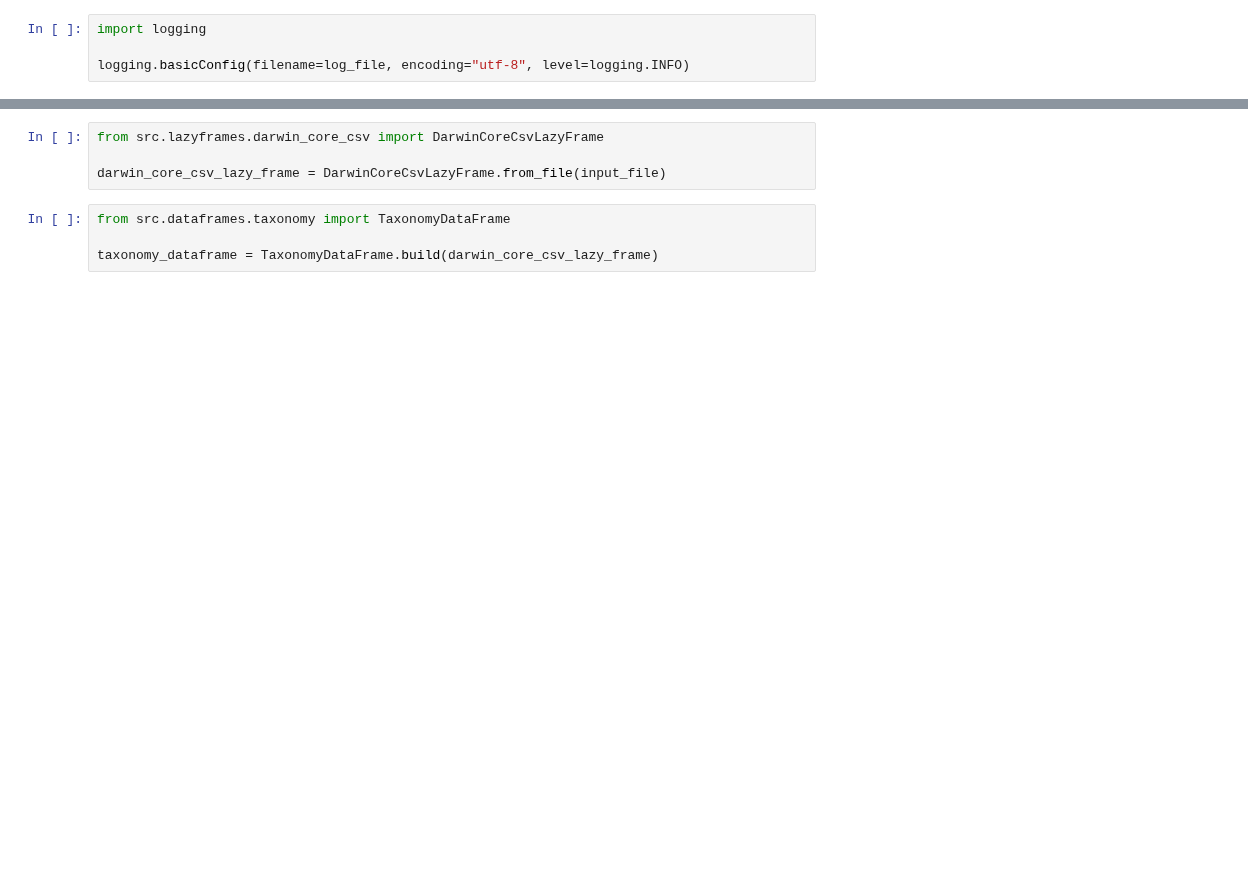
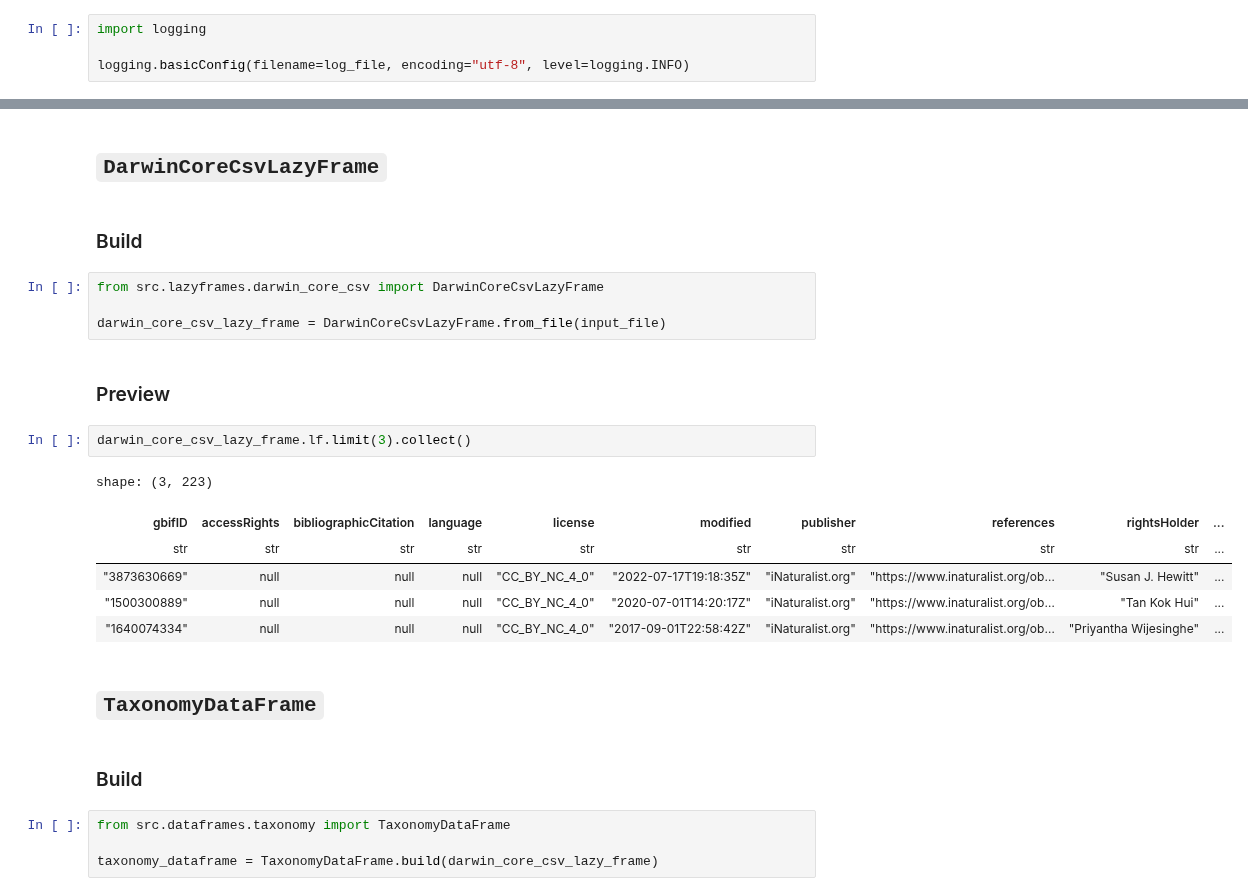
Before and after one commit to frewsxcv/citizen-science-bioregionalization, a Jupyter notebook: Workspace.ipynb, the cells around one changed output, grey strips where cells are left out. Cells and saved outputs as stored; diff of their text form; blank space fills up the shorter version.

```diff
--- a/Workspace.ipynb
+++ b/Workspace.ipynb
@@ -14,7 +35,26 @@ logging.basicConfig(filename=log_file, encoding="utf-8", level=logging.INFO)
+# %% [markdown]
+## `DarwinCoreCsvLazyFrame`
+# %% [markdown]
+### Build
 # %%
 from src.lazyframes.darwin_core_csv import DarwinCoreCsvLazyFrame
 
 darwin_core_csv_lazy_frame = DarwinCoreCsvLazyFrame.from_file(input_file)
+# %% [markdown]
+### Preview
+# %%
+darwin_core_csv_lazy_frame.lf.limit(3).collect()
+# %% [output]
+shape: (3, 223)
+| gbifID | accessRights | bibliographicCitation | language | license | modified | publisher | references | rightsHolder | ... |
+| str | str | str | str | str | str | str | str | str | ... |
+| "3873630669" | null | null | null | "CC_BY_NC_4_0" | "2022-07-17T19:18:35Z" | "iNaturalist.org" | "https://www.inaturalist.org/ob… | "Susan J. Hewitt" | ... |
+| "1500300889" | null | null | null | "CC_BY_NC_4_0" | "2020-07-01T14:20:17Z" | "iNaturalist.org" | "https://www.inaturalist.org/ob… | "Tan Kok Hui" | ... |
+| "1640074334" | null | null | null | "CC_BY_NC_4_0" | "2017-09-01T22:58:42Z" | "iNaturalist.org" | "https://www.inaturalist.org/ob… | "Priyantha Wijesinghe" | ... |
+# %% [markdown]
+## `TaxonomyDataFrame`
+# %% [markdown]
+### Build
 # %%
 from src.dataframes.taxonomy import TaxonomyDataFrame
 
```
Also changed, not shown: parts of 39 cells of this notebook.
